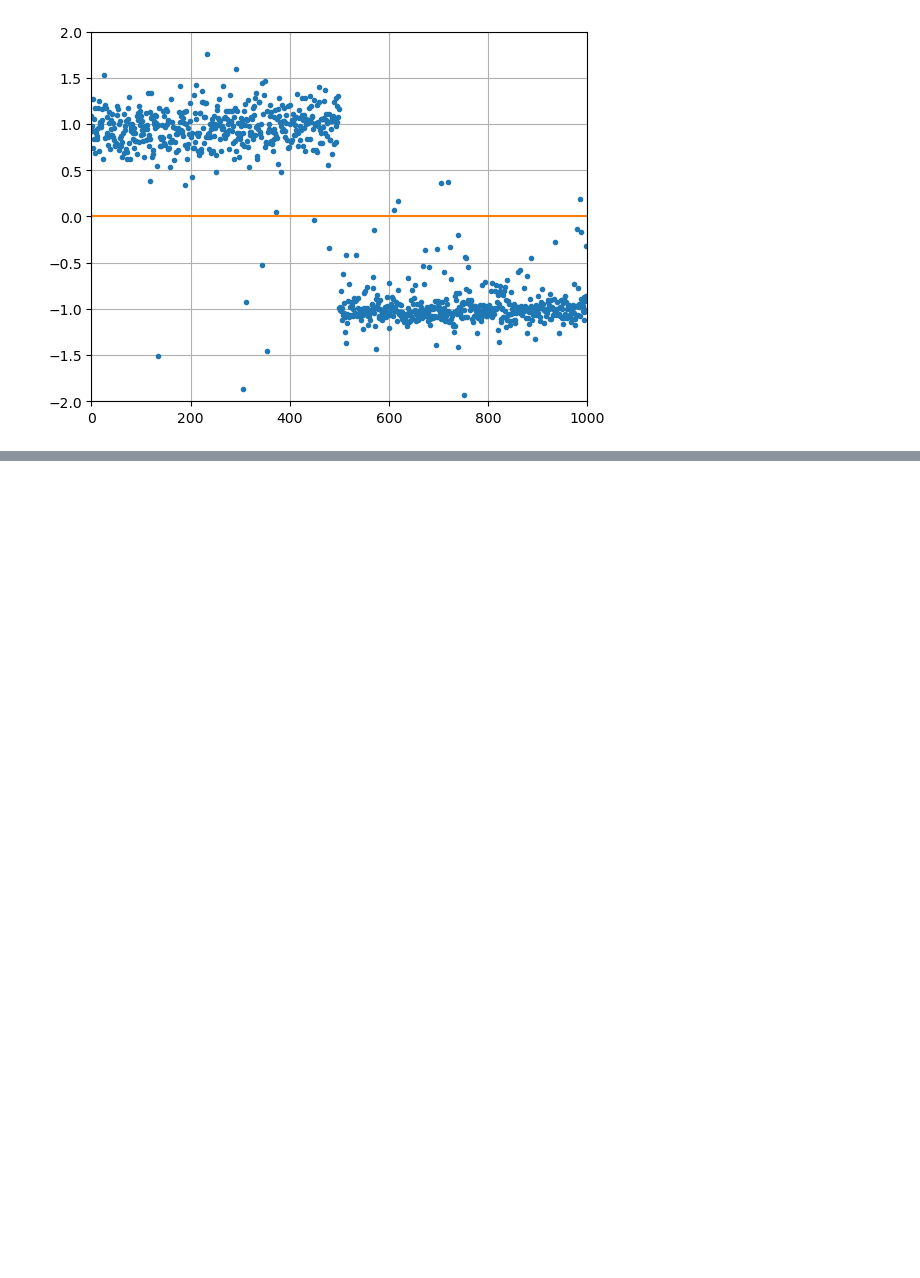
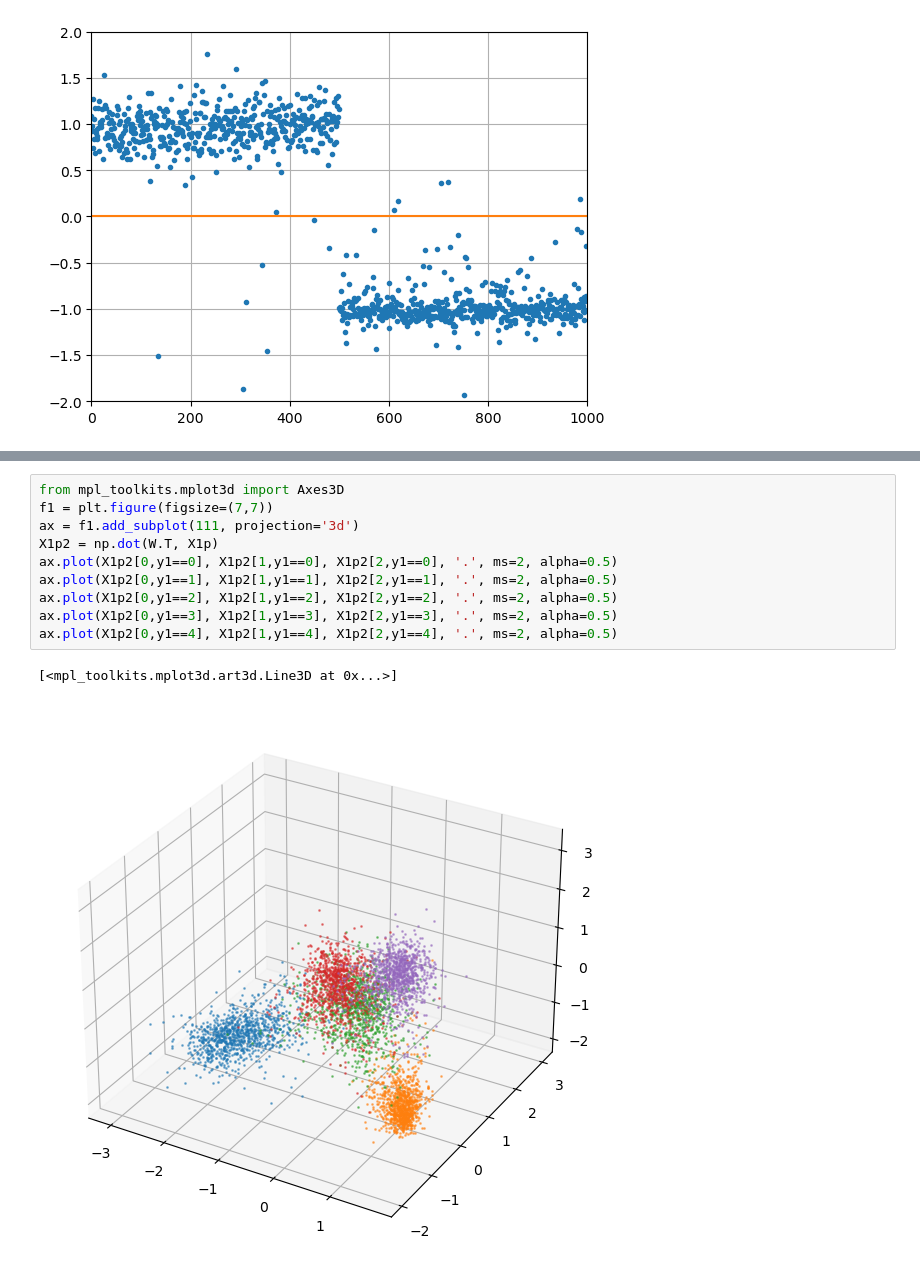
Before and after one commit to AnaSofOliveira/AA-22-23, a Jupyter notebook: Laboratorios/Lab3/Lab3.ipynb, the cells around one changed output, grey strips where cells are left out. Cells and saved outputs as stored; diff of their text form; blank space fills up the shorter version.

```diff
--- a/Laboratorios/Lab3/Lab3.ipynb
+++ b/Laboratorios/Lab3/Lab3.ipynb
@@ -924,0 +1031,13 @@ print(idx)
+# %%
+from mpl_toolkits.mplot3d import Axes3D
+f1 = plt.figure(figsize=(7,7))
+ax = f1.add_subplot(111, projection='3d')
+X1p2 = np.dot(W.T, X1p)
+ax.plot(X1p2[0,y1==0], X1p2[1,y1==0], X1p2[2,y1==0], '.', ms=2, alpha=0.5)
+ax.plot(X1p2[0,y1==1], X1p2[1,y1==1], X1p2[2,y1==1], '.', ms=2, alpha=0.5)
+ax.plot(X1p2[0,y1==2], X1p2[1,y1==2], X1p2[2,y1==2], '.', ms=2, alpha=0.5)
+ax.plot(X1p2[0,y1==3], X1p2[1,y1==3], X1p2[2,y1==3], '.', ms=2, alpha=0.5)
+ax.plot(X1p2[0,y1==4], X1p2[1,y1==4], X1p2[2,y1==4], '.', ms=2, alpha=0.5)
+# %% [output]
+[<mpl_toolkits.mplot3d.art3d.Line3D at 0x...>]
+[figure, added]
```
Also changed, not shown: parts of 6 cells of this notebook, 1 other file.
